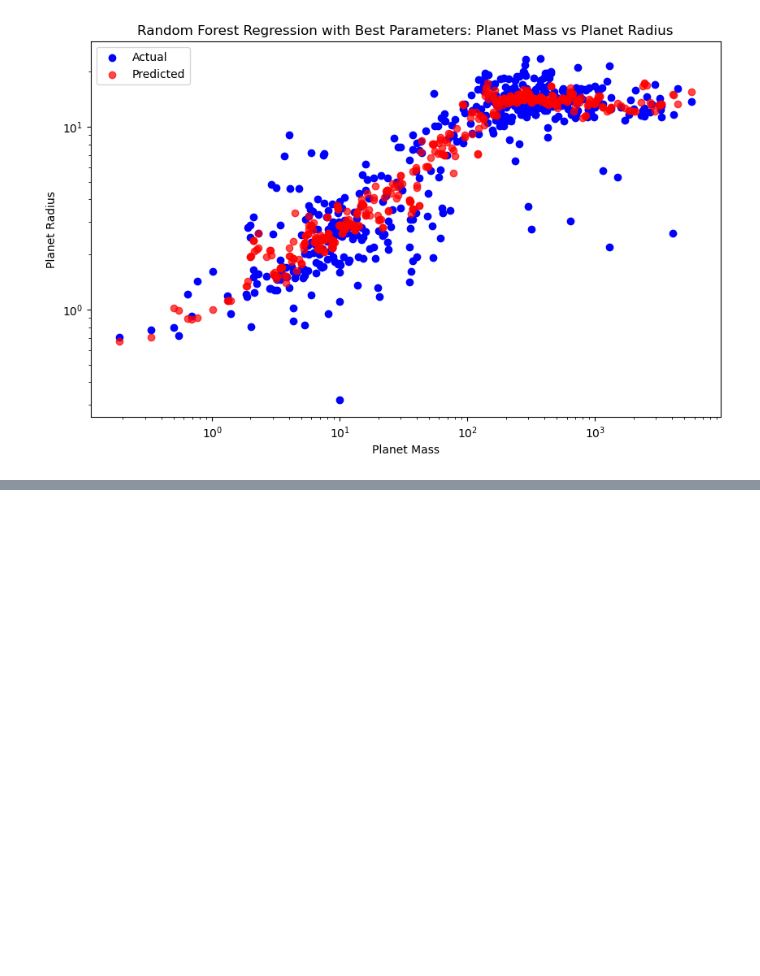
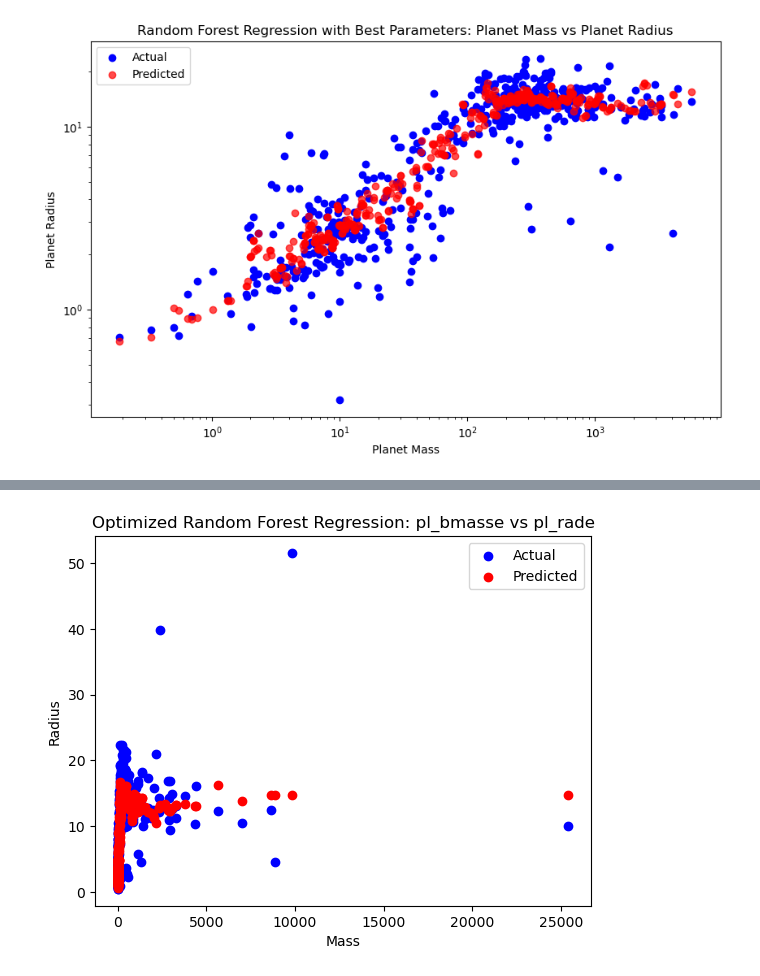
Before and after one commit to Columbia-Astronomy-4260/astr-4260-Juliahaynes777, a Jupyter notebook: Final Project/Data Observation .ipynb, the cells around one changed output, grey strips where cells are left out. Drawn from its saved outputs; the diff is of its cells as text; code cells hidden in the pictures; blank space fills up the shorter version.

```diff
--- a/Final Project/Data Observation .ipynb
+++ b/Final Project/Data Observation .ipynb
@@ -625,0 +695,78 @@ R-squared: 0.7777856930712852
+# %%
+from sklearn.model_selection import GridSearchCV, train_test_split
+from sklearn.ensemble import RandomForestRegressor
+from sklearn.metrics import mean_squared_error, r2_score
+import matplotlib.pyplot as plt
+import pandas as pd
+
+def tune_random_forest(df, predictor_var, response_var, x_label, y_label, param_grid, cv=3, scoring='neg_mean_squared_error'):
+    """
+    Tunes a Random Forest regressor using GridSearchCV and evaluates the best model.
+
+    Parameters:
+    df (DataFrame): The DataFrame containing the data.
+    predictor_var (str): The name of the column to be used as the predictor variable.
+    response_var (str): The name of the column to be used as the response variable.
+    param_grid (dict): The grid of hyperparameters to search for the best performance.
+    cv (int): Number of cross-validation folds.
+    scoring (str): Scoring method used for the grid search.
+    """
+    # Filtering out rows with NaN values
+    df_filtered = df.dropna(subset=[predictor_var, response_var])
+
+    # Prepare the data
+    X = df_filtered[[predictor_var]]  # Predictor variable
+    y = df_filtered[response_var]  # Response variable
+
+    # Splitting the data into training and testing sets
+    X_train, X_test, y_train, y_test = train_test_split(X, y, test_size=0.2, random_state=0)
+
+    # Create a base model
+    rf = RandomForestRegressor(random_state=0)
+
+    # Instantiate the grid search model
+    grid_search = GridSearchCV(estimator=rf, param_grid=param_grid,
+                               cv=cv, n_jobs=-1, verbose=2, scoring=scoring)
+
+    # Fit the grid search to the data
+    grid_search.fit(X_train, y_train)
+
+    # View the best parameters
+    best_params = grid_search.best_params_
+    print("Best Parameters:", best_params)
+
+    # Train the model using the best parameters
+    best_rf = RandomForestRegressor(**best_params, random_state=0)
+    best_rf.fit(X_train, y_train)
+
+    # Predict on the test set
+    y_pred_best_rf = best_rf.predict(X_test)
+
+    # Evaluate the best model
+    mse_best_rf = mean_squared_error(y_test, y_pred_best_rf)
+    r2_best_rf = r2_score(y_test, y_pred_best_rf)
+
+    # Displaying the results
+    print("Random Forest Regression with Best Parameters:")
+    print("Mean Squared Error:", mse_best_rf)
+    print("R-squared:", r2_best_rf)
+
+    # Plotting the results
+    plt.scatter(X_test, y_test, color='blue', label='Actual')
+    plt.scatter(X_test, y_pred_best_rf, color='red', label='Predicted')
+    plt.title(f'Optimized Random Forest Regression: {predictor_var} vs {response_var}')
+    plt.xlabel(x_label)
+    plt.ylabel(y_label)
+    plt.legend()
+    plt.show()
+
+# Example usage
+param_grid = {
+    'n_estimators': [100, 200, 300],
+    'max_depth': [None, 10, 20, 30],
+    'min_samples_split': [2, 5, 10],
+    'min_samples_leaf': [1, 2, 4]
+}
+
+tune_random_forest(df, 'pl_bmasse', 'pl_rade', 'Mass', 'Radius', param_grid)
+# %% [output]
@@ -625,0 +778 @@ R-squared: 0.7777856930712852
+[figure, added]
```
Also changed, not shown: parts of 18 cells of this notebook, 1 other file.
